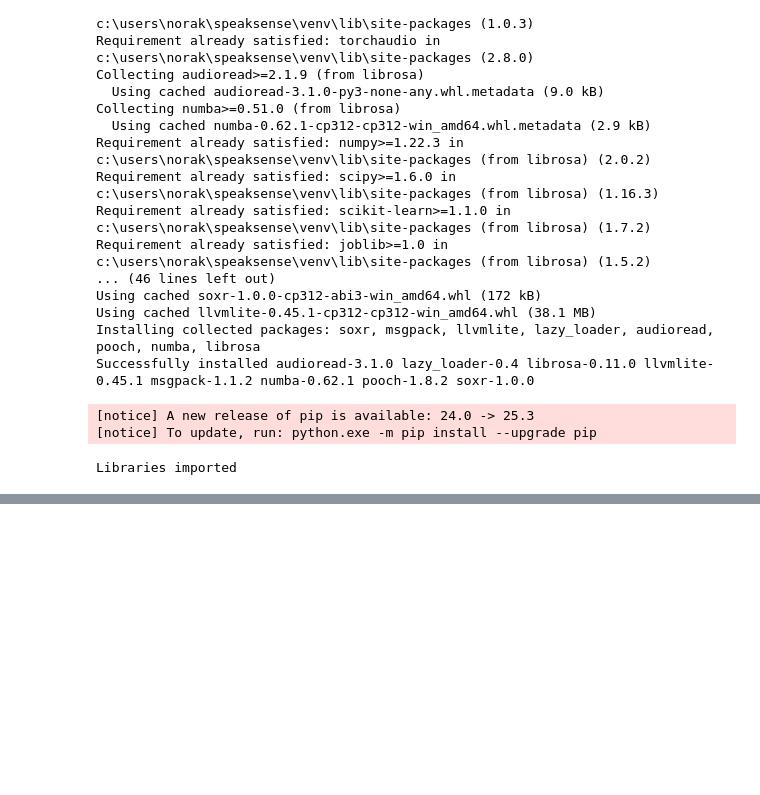
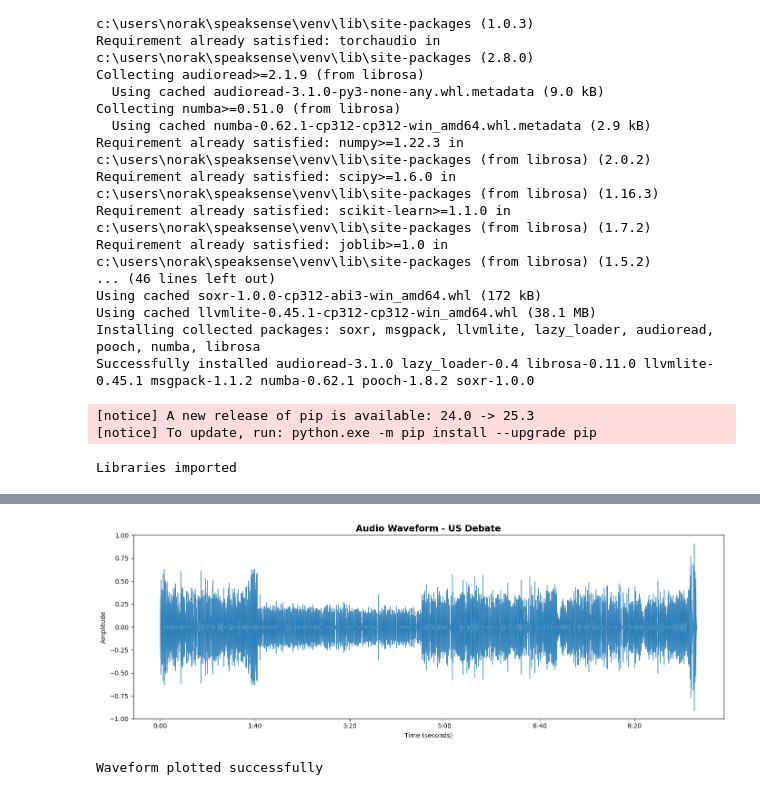
Before and after one commit to norakeavney/SpeakSense, a Jupyter notebook: speechlab/emotion_detection.ipynb, the cells around one changed output, grey strips where cells are left out. Drawn from its saved outputs; the diff is of its cells as text; code cells hidden in the pictures; blank space fills up the shorter version.

Commit message:
Created visualisation of audio & taken sample rate

```diff
--- a/speechlab/emotion_detection.ipynb
+++ b/speechlab/emotion_detection.ipynb
@@ -56,0 +66,17 @@ Libraries imported
+# %%
+# Load audio file
+audio_file = "../data/US_DebateAudio.wav"
+
+print(f"Loading audio: {audio_file}")
+
+# librosa.load() : loads audio and converts to mono (single channel)
+# sr=None : keeps the original sample rate
+audio, sample_rate = librosa.load(audio_file, sr=None)
+
+# Calculate duration
+duration = len(audio) / sample_rate
+
+print(f"Audio loaded successfully")
+print(f"  Sample rate: {sample_rate} Hz")
+print(f"  Duration: {duration:.2f} seconds ({duration/60:.2f} minutes)")
+print(f"  Audio shape: {audio.shape}")
@@ -56,0 +98,17 @@ Libraries imported
+# %%
+# Create a waveform visualization
+plt.figure(figsize=(14, 5))
+
+# Plot the waveform
+librosa.display.waveshow(audio, sr=sample_rate, alpha=0.8)
+
+plt.title('Audio Waveform - US Debate', fontsize=14, fontweight='bold')
+plt.xlabel('Time (seconds)')
+plt.ylabel('Amplitude')
+plt.tight_layout()
+plt.show()
+
+print("Waveform plotted successfully")
+# %% [output]
+[figure, added]
+Waveform plotted successfully
```
Also changed, not shown: parts of 3 cells of this notebook.
